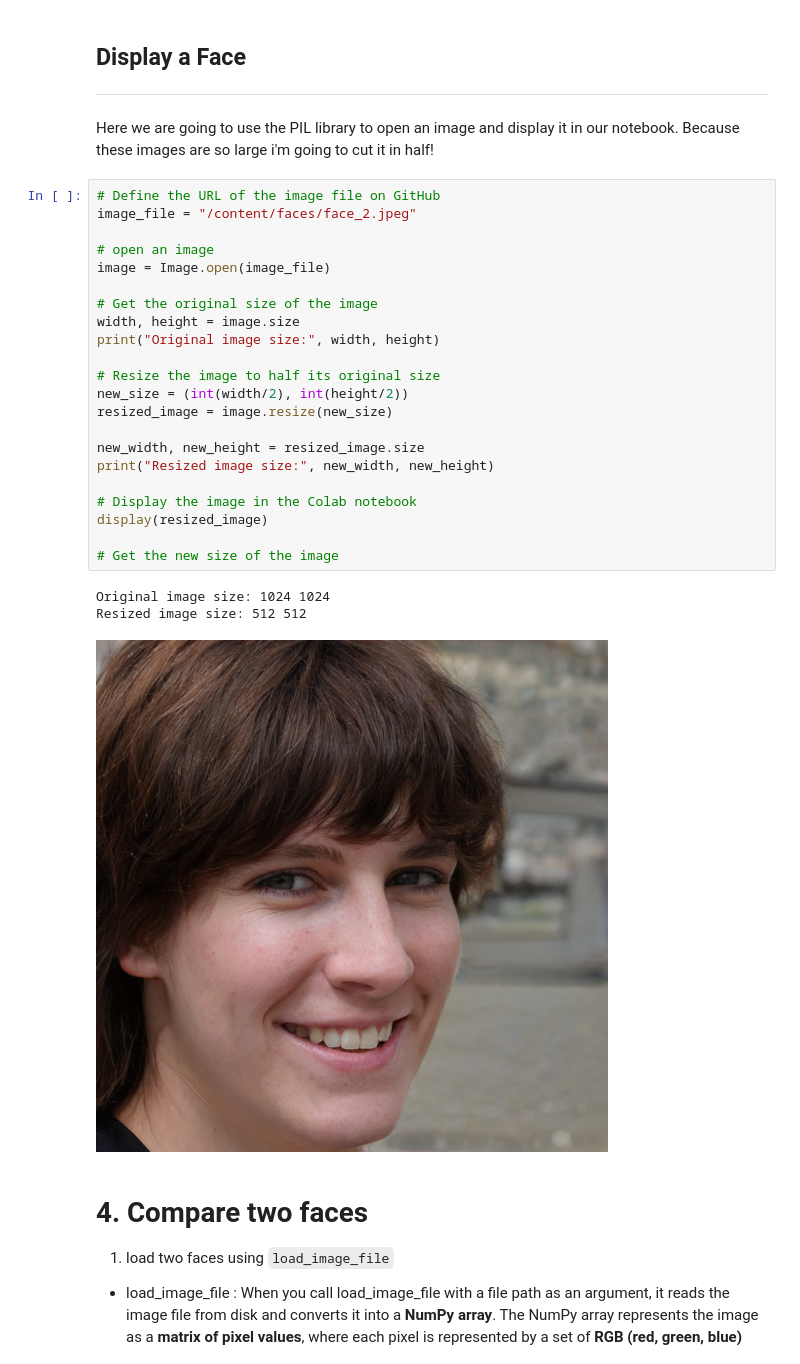
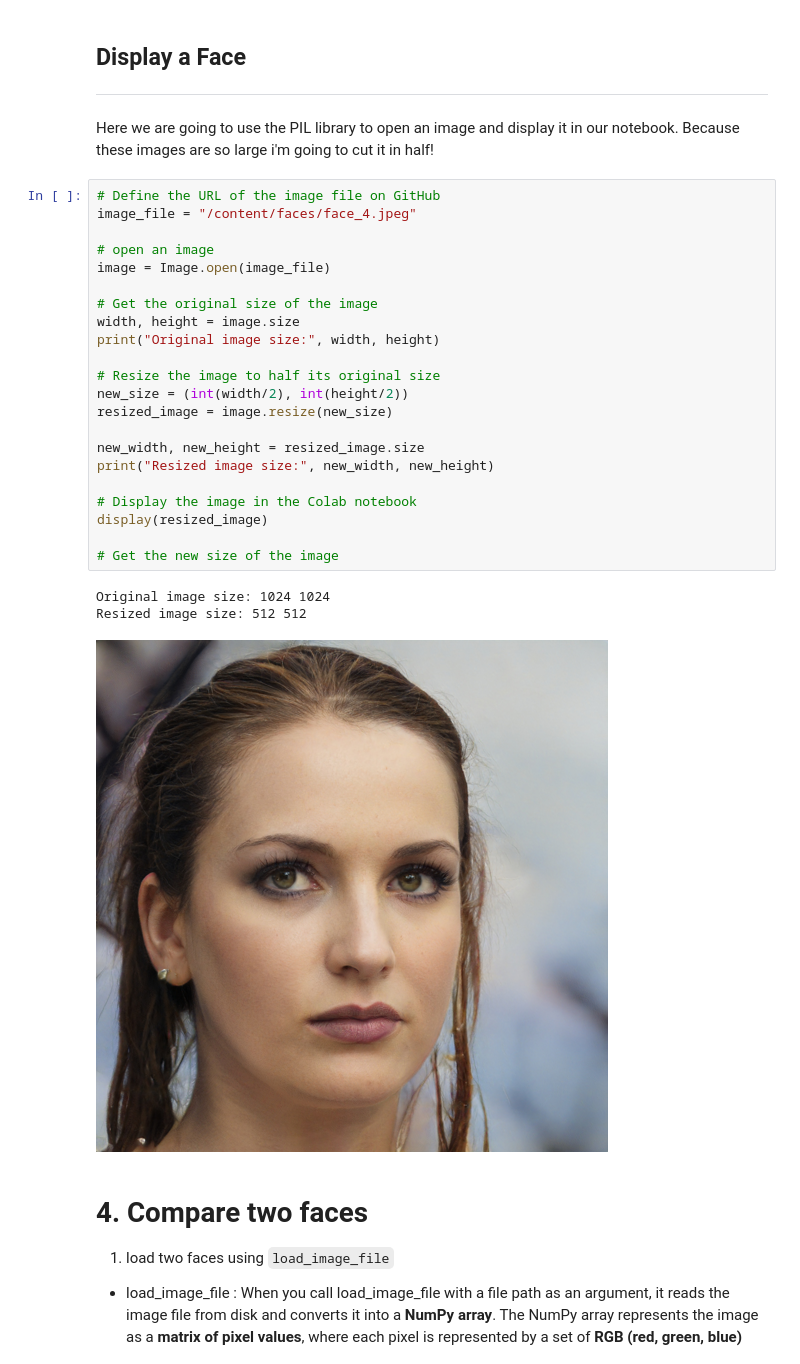
Before and after one commit to MonkeyWrenchGang/MGTPython, a Jupyter notebook: module_8/8_4_FaceRecognition.ipynb, the cells around one changed output. Drawn from its saved outputs; the diff is of its cells as text.

```diff
--- a/module_8/8_4_FaceRecognition.ipynb
+++ b/module_8/8_4_FaceRecognition.ipynb
@@ -82,30 +82,30 @@ print("-- downloaded images check your 'faces' directory --")
 Here we are going to use the PIL library to open an image and display it in our notebook. Because these images are so large i'm going to cut it in half!
 # %%
 # Define the URL of the image file on GitHub
-image_file = "/content/faces/face_2.jpeg"
+image_file = "/content/faces/face_4.jpeg"
 
 # open an image
 image = Image.open(image_file)
 
 # Get the original size of the image
 width, height = image.size
 print("Original image size:", width, height)
 
 # Resize the image to half its original size
 new_size = (int(width/2), int(height/2))
 resized_image = image.resize(new_size)
 
 new_width, new_height = resized_image.size
 print("Resized image size:", new_width, new_height)
 
 # Display the image in the Colab notebook
 display(resized_image)
 
 # Get the new size of the image
 # %% [output]
 Original image size: 1024 1024
 Resized image size: 512 512
-[figure, old version]
+[figure, new version]
 # %% [markdown]
 # 4. Compare two faces
 
```
Also changed, not shown: parts of 3 cells of this notebook.
